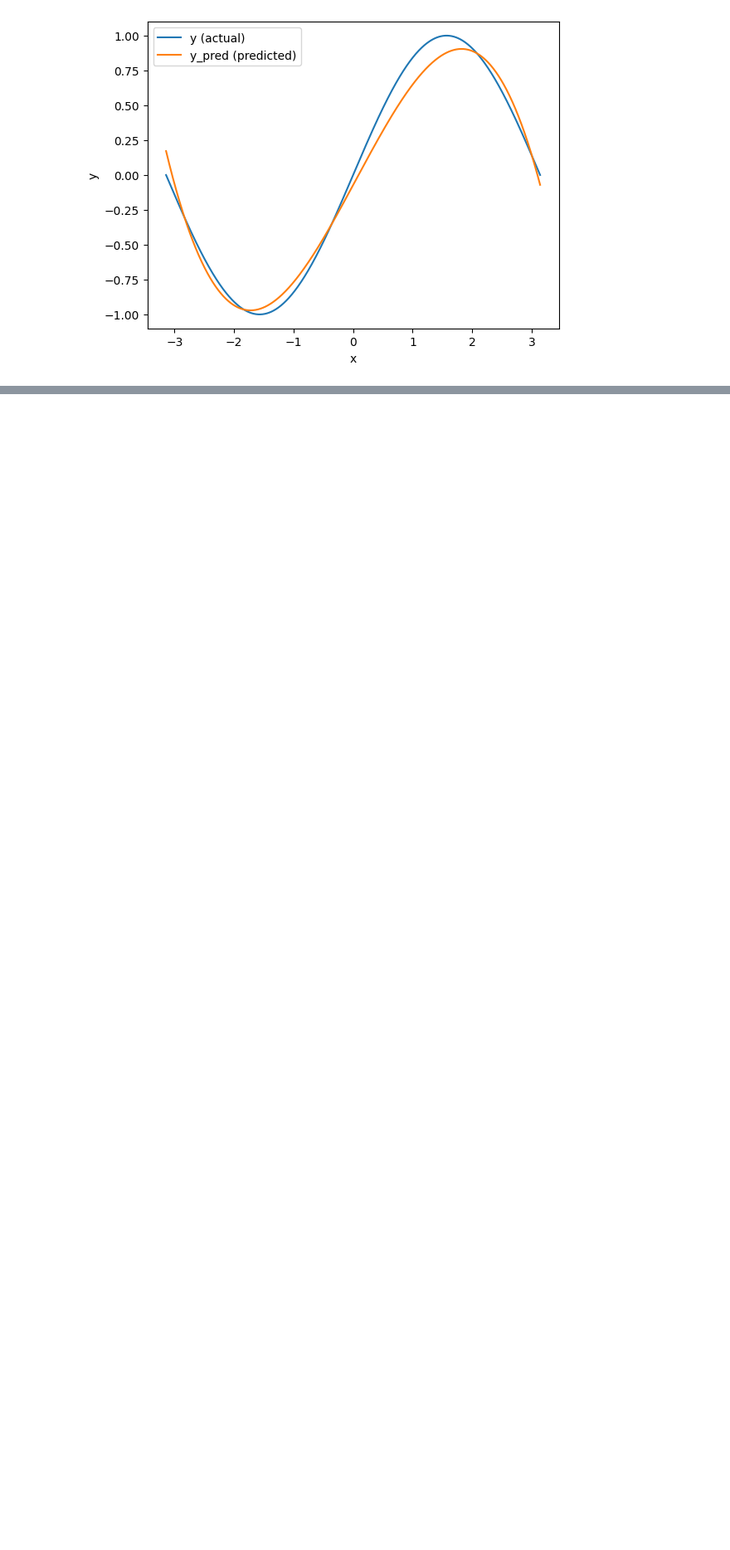
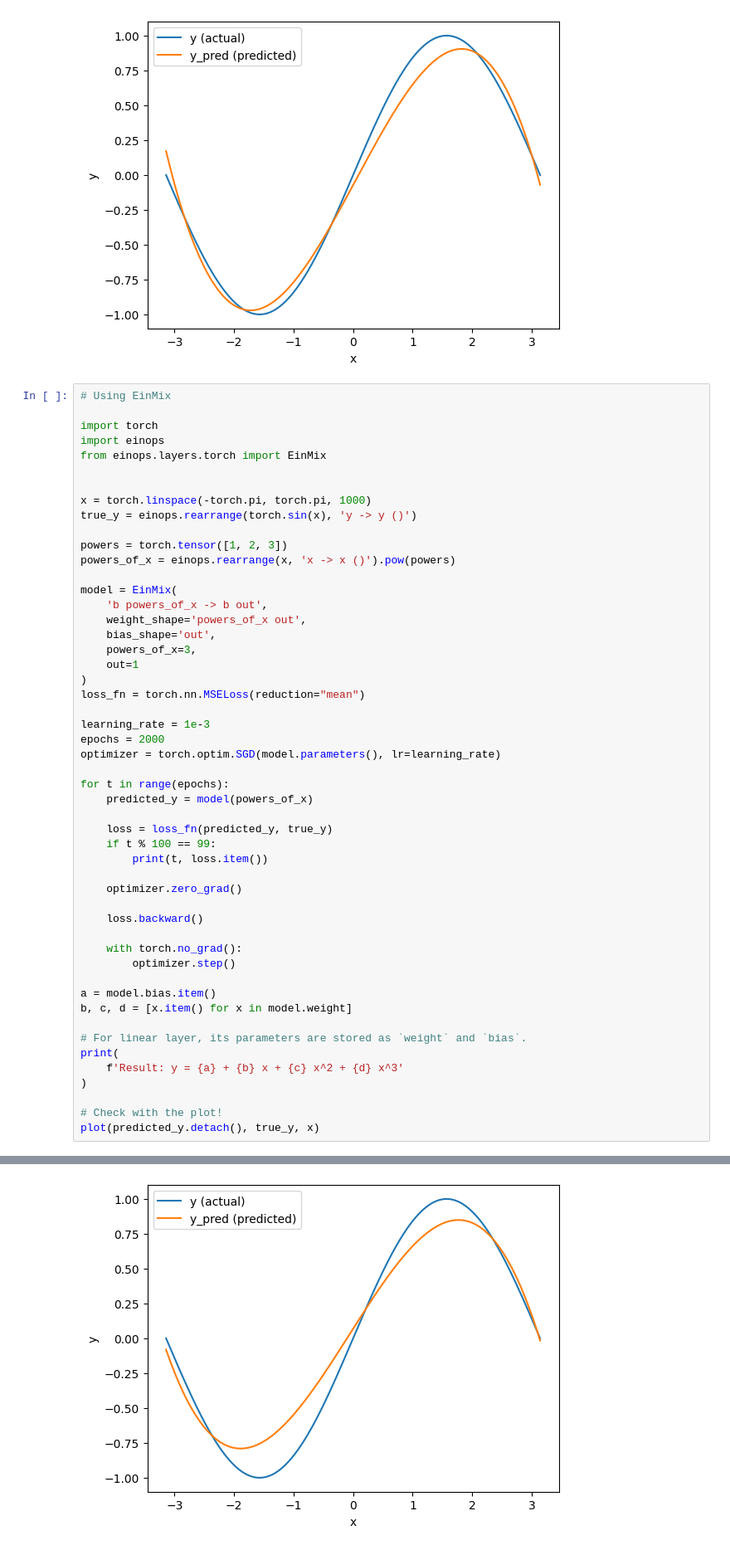
Before and after one commit to gelisam/colab, a Jupyter notebook: workshops/pytorch_tuto/pytorch_tuto.ipynb, the cells around one changed output, grey strips where cells are left out. Shown at 83% size. Saved outputs shown, nothing was run; the diff lists cells and outputs as text; blank space fills up the shorter version.

```diff
--- a/workshops/pytorch_tuto/pytorch_tuto.ipynb
+++ b/workshops/pytorch_tuto/pytorch_tuto.ipynb
@@ -557,3 +551,55 @@ plot(predicted_y.detach(), true_y, x)
 1999 0.008867904543876648
 Result: y = -0.07224147021770477 + 0.7932284474372864 x + 0.012449866160750389 x^2 + -0.08428260684013367 x^3
 [figure]
+# %%
+# Using EinMix
+
+import torch
+import einops
+from einops.layers.torch import EinMix
+
+
+x = torch.linspace(-torch.pi, torch.pi, 1000)
+true_y = einops.rearrange(torch.sin(x), 'y -> y ()')
+
+powers = torch.tensor([1, 2, 3])
+powers_of_x = einops.rearrange(x, 'x -> x ()').pow(powers)
+
+model = EinMix(
+    'b powers_of_x -> b out',
+    weight_shape='powers_of_x out',
+    bias_shape='out',
+    powers_of_x=3,
+    out=1
+)
+loss_fn = torch.nn.MSELoss(reduction="mean")
+
+learning_rate = 1e-3
+epochs = 2000
+optimizer = torch.optim.SGD(model.parameters(), lr=learning_rate)
+
+for t in range(epochs):
+    predicted_y = model(powers_of_x)
+
+    loss = loss_fn(predicted_y, true_y)
+    if t % 100 == 99:
+        print(t, loss.item())
+
+    optimizer.zero_grad()
+
+    loss.backward()
+
+    with torch.no_grad():
+        optimizer.step()
+
+a = model.bias.item()
+b, c, d = [x.item() for x in model.weight]
+
+# For linear layer, its parameters are stored as `weight` and `bias`.
+print(
+    f'Result: y = {a} + {b} x + {c} x^2 + {d} x^3'
+)
+
+# Check with the plot!
+plot(predicted_y.detach(), true_y, x)
+# %% [output]
@@ -560,3 +623,4 @@ Result: y = -0.07224147021770477 + 0.7932284474372864 x + 0.012449866160750389 x
+[figure, added]
 # %% [markdown]
 ## Bonus: Using the GPU
 
```
Also changed, not shown: parts of 4 cells of this notebook.
